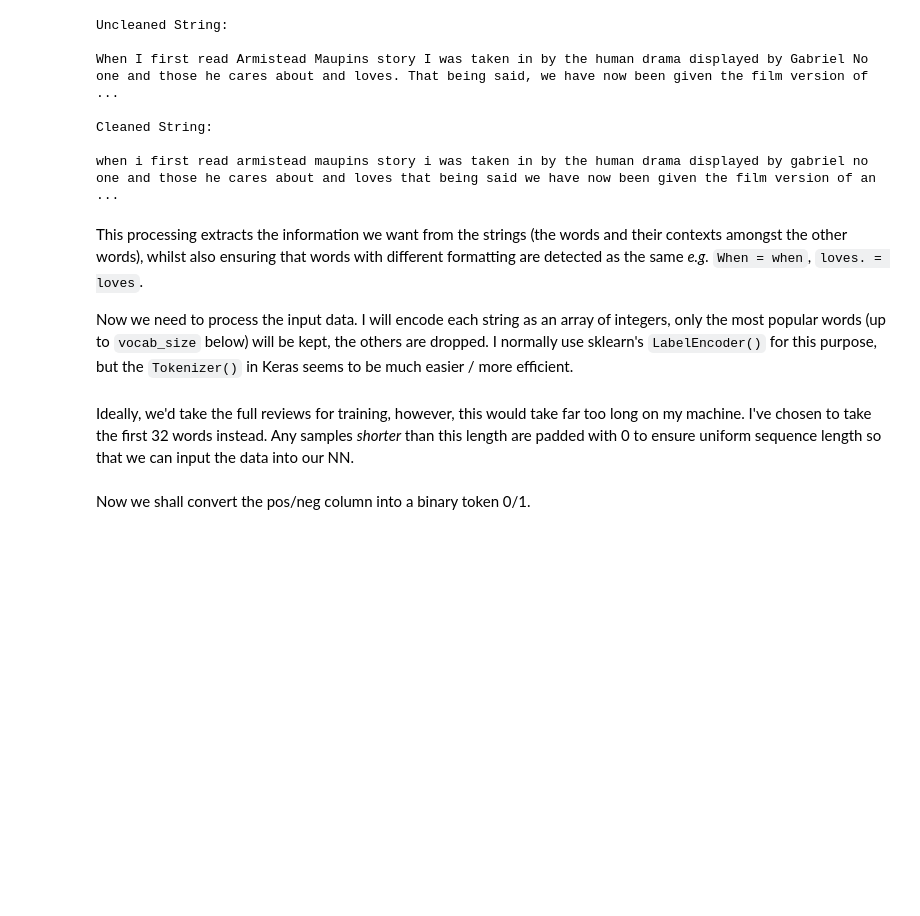
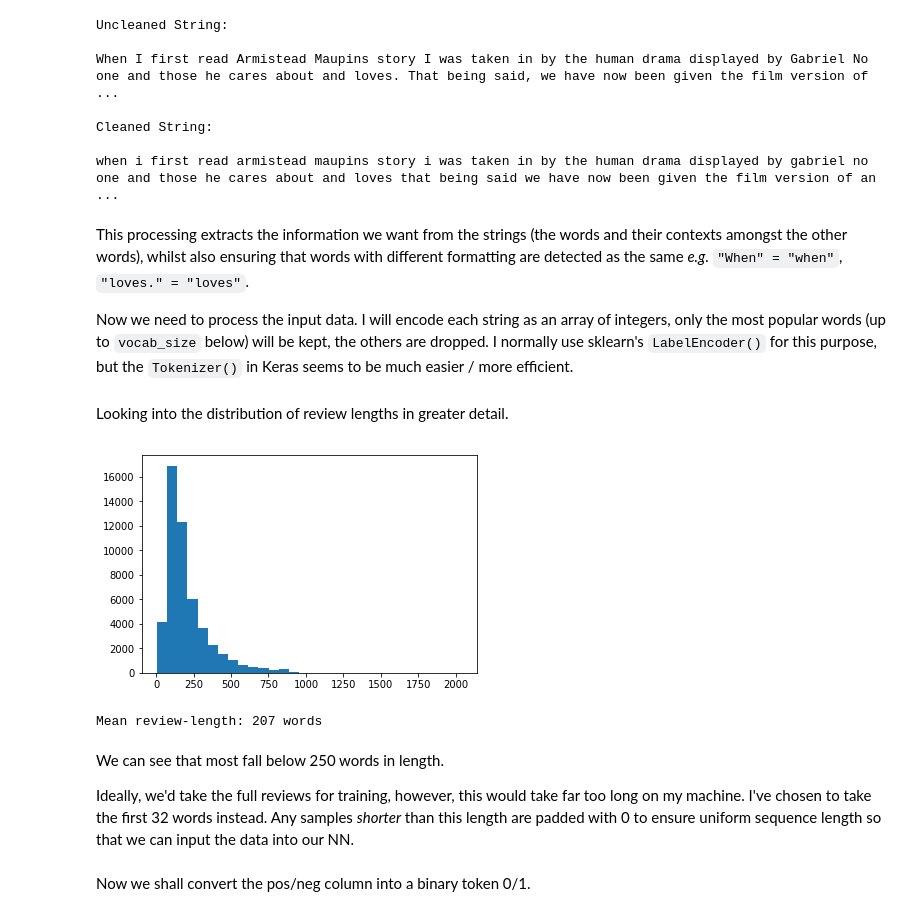
Before and after one commit to jbremz/senticheck, a Jupyter notebook: Senticheck.ipynb, the cells around one changed output. Cells and saved outputs as stored; diff of their text form; code cells hidden in the pictures; blank space fills up the shorter version.

```diff
--- a/Senticheck.ipynb
+++ b/Senticheck.ipynb
@@ -73,7 +73,7 @@ Cleaned String:
 
 when i first read armistead maupins story i was taken in by the human drama displayed by gabriel no one and those he cares about and loves that being said we have now been given the film version of an ...
 # %% [markdown]
-This processing extracts the information we want from the strings (the words and their contexts amongst the other words), whilst also ensuring that words with different formatting are detected as the same _e.g._ `When = when`, `loves. = loves`.
+This processing extracts the information we want from the strings (the words and their contexts amongst the other words), whilst also ensuring that words with different formatting are detected as the same _e.g._ `"When" = "when"`, `"loves." = "loves"`.
 
 Now we need to process the input data. I will encode each string as an array of integers, only the most popular words (up to `vocab_size` below) will be kept, the others are dropped. I normally use sklearn's `LabelEncoder()` for this purpose, but the `Tokenizer()` in Keras seems to be much easier / more efficient.
 # %%
@@ -89,3 +89,5 @@ tokenizer.fit_on_texts(X_tr)
 # Integer-encode
 X_tr = np.array(tokenizer.texts_to_sequences(X_tr))
 X_te = np.array(tokenizer.texts_to_sequences(X_te))
+# %% [markdown]
+Looking into the distribution of review lengths in greater detail.
@@ -92,4 +96,15 @@ X_te = np.array(tokenizer.texts_to_sequences(X_te))
+# %%
+_ = plt.hist(lengths,30)
+# %% [output]
+[figure, added]
+# %%
+lengths = np.array([[len(x) for x in X_tr],[len(x) for x in X_te]]).flatten()
+print('Mean review-length: %.0f words' % mean_length.mean())
+# %% [output]
+Mean review-length: 207 words
 # %% [markdown]
+We can see that most fall below 250 words in length.
+
 Ideally, we'd take the full reviews for training, however, this would take far too long on my machine. I've chosen to take the first 32 words instead. Any samples _shorter_ than this length are padded with 0 to ensure uniform sequence length so that we can input the data into our NN.
 # %%
 # Padding
```
Also changed, not shown: parts of 13 cells of this notebook.
